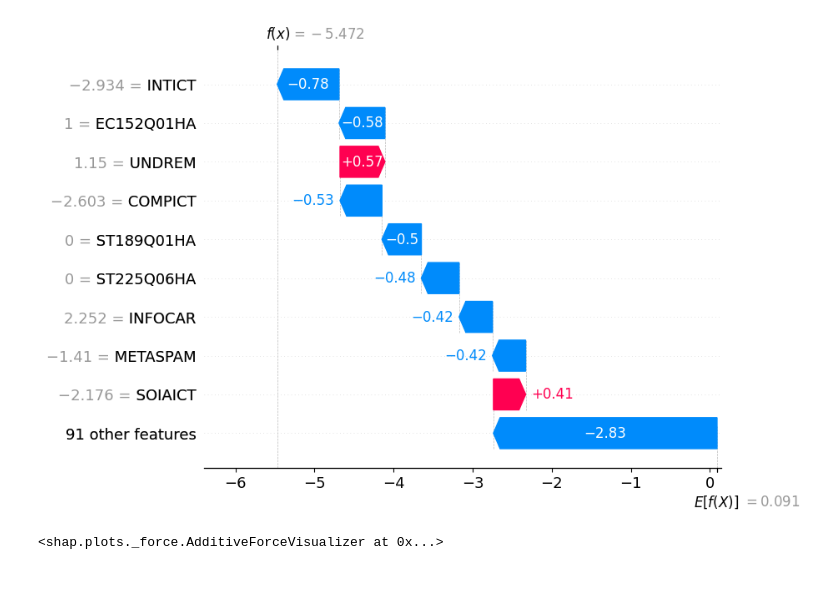
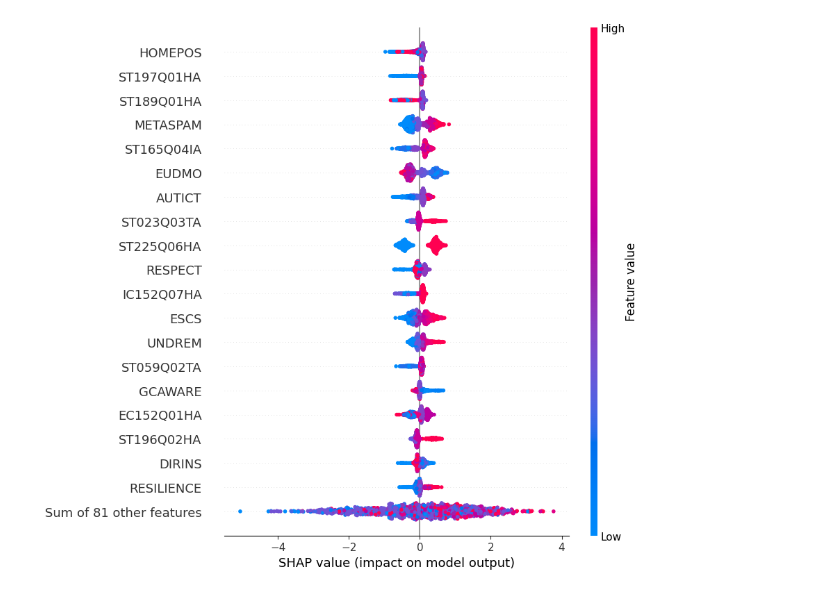
Before and after one commit to Ponywen0819/DataSciFinal, a Jupyter notebook: data_peko.ipynb, the cells around one changed output. Drawn from its saved outputs; the diff is of its cells as text; code cells hidden in the pictures.

```diff
--- a/data_peko.ipynb
+++ b/data_peko.ipynb
@@ -69,21 +69,15 @@ from sklearn.svm import SVC
 from sklearn.preprocessing import StandardScaler
 from sklearn.pipeline import Pipeline
 
-# 創建 SVM 模型和標準化管道
-svm_pipeline = Pipeline([
-    ('scaler', StandardScaler()),
-    ('svm', SVC())
-])
-
 # 設定參數網格
 svm_param_grid = {
-    'svm__C': [0.1, 1, 10],
-    'svm__kernel': ['linear', 'rbf', 'poly'],
-    'svm__gamma': [0.1, 1, 10]
+    'C': [0.1, 1, 10],
+    'kernel': ['linear', 'rbf', 'poly'],
+    'gamma': [0.1, 1, 10]
 }
 
 # 創建 GridSearchCV 物件
-svm_grid_search = GridSearchCV(svm_pipeline, svm_param_grid, cv=5, verbose=4, n_jobs=-1)
+svm_grid_search = GridSearchCV(SVC(), svm_param_grid, cv=5, verbose=4, n_jobs=-1)
 
 # 執行網格搜索
 svm_grid_search.fit(X_train, y_train)
@@ -185,24 +157,18 @@ Test set score: 0.79
 # %%
 import xgboost as xgb
 
-
-# 创建 XGBoost 模型和标准化管道
-xg_pipeline = Pipeline([
-    ('scaler', StandardScaler()),
-    ('xgb', xgb.XGBClassifier(use_label_encoder=False, eval_metric='mlogloss'))
-])
-
+xgb_model = xgb.XGBClassifier(use_label_encoder=False, eval_metric='mlogloss')
 # 设置参数网格
 xg_param_grid = {
-    'xgb__n_estimators': [50, 100, 200],
-    'xgb__learning_rate': [0.01, 0.1, 0.2],
-    'xgb__max_depth': [3, 5, 7],
-    'xgb__min_child_weight': [1, 2, 3]
+    'n_estimators': [50, 100, 200],
+    'learning_rate': [0.01, 0.1, 0.2],
+    'max_depth': [3, 5, 7],
+    'min_child_weight': [1, 2, 3]
 }
 
 
 # 创建 GridSearchCV 对象
-xg_grid_search = GridSearchCV(xg_pipeline, xg_param_grid, cv=5, verbose=4, n_jobs=-1)
+xg_grid_search = GridSearchCV(xgb_model, xg_param_grid, cv=5, verbose=4, n_jobs=-1)
 
 # 执行网格搜索
 xg_grid_search.fit(X_train, y_train)
@@ -221,8 +187,8 @@ print("Best parameters:", xg_grid_search.best_params_)
 print("Best cross-validation score: {:.2f}".format(xg_grid_search.best_score_))
 
 # 使用最佳参数的模型对测试集进行预测
-best_model = xg_grid_search.best_estimator_
-test_score = best_model.score(X_test, y_test)
-print("Test set score: {:.2f}".format(test_score))
+xgb_best_model = xg_grid_search.best_estimator_
+xgb_test_score = xgb_best_model.score(X_test, y_test)
+print("Test set score: {:.2f}".format(xgb_test_score))
 # %% [output]
 Fitting 5 folds for each of 81 candidates, totalling 405 fits
@@ -371,10 +274,4 @@ TypeError: The passed model is not callable and cannot be analyzed directly with
-# %%
-
-
-# waterfall
-shap.plots.waterfall(shap_values[0])
-# force plot
-shap.force_plot(explainer.expected_value, shap_values.values[0,:], X_train.iloc[0,:])
-# %% [output]
-[figure, removed]
-<shap.plots._force.AdditiveForceVisualizer at 0x...>
+# %%
+shap.plots.beeswarm(shap_values,max_display=20,order=shap_values.abs.max(0))
+# %% [output]
+[figure, added]
```
Also changed, not shown: parts of 9 cells of this notebook, 1 other file.
